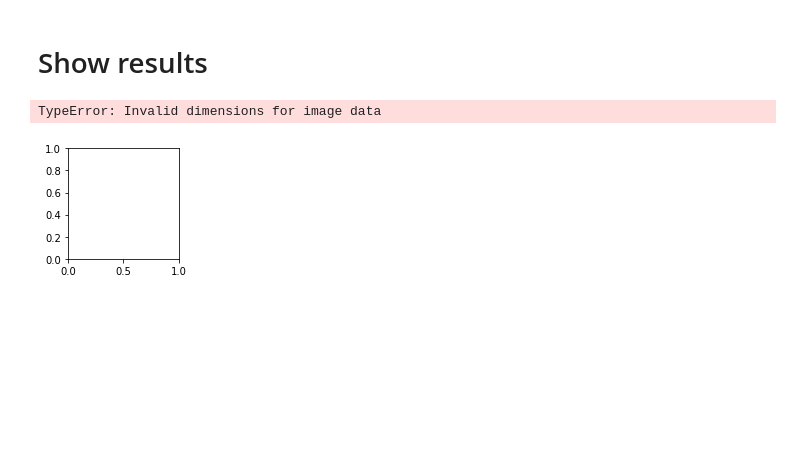
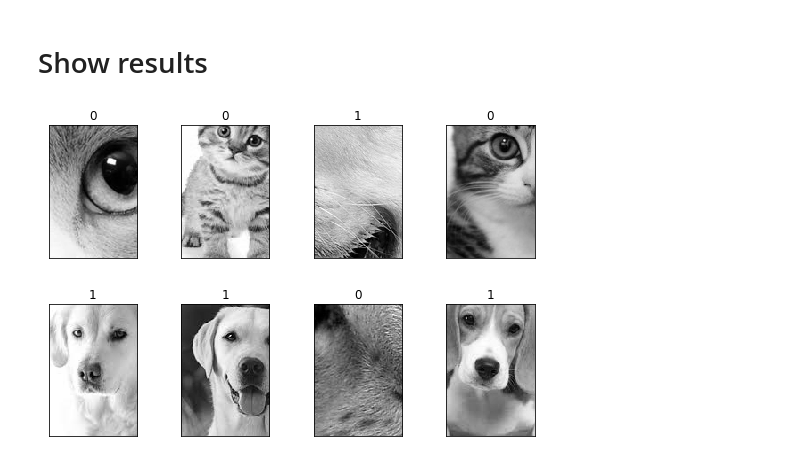
Before and after one commit to treilly94/ml_face_recognition, a Jupyter notebook: animal_recognition.ipynb, the cells around one changed output. Drawn from its saved outputs; the diff is of its cells as text; code cells hidden in the pictures; blank space fills up the shorter version.

Commit message:
Added height and width vars and fixed the plotting function

```diff
--- a/animal_recognition.ipynb
+++ b/animal_recognition.ipynb
@@ -39,13 +39,14 @@ for fn in os.listdir("./animals/"):
                 half_the_height + 75
             )
         )
-        im = list(im.getdata())
+        imd = list(im.getdata())
         # Read images into arrays in data
         # Get first
         if X is None:
-            X = np.array(im)
+            X = np.array(imd)
+            h, w = np.array(im).shape
         else:
-            X = np.vstack((X, im))
+            X = np.vstack((X, imd))
         # Get targets from file name
         fn = fn.partition("-")
         y.append(target_names.index(fn[0]))
@@ -72,7 +73,7 @@ y
 # %% [markdown]
 # Split into train and test sets
 # %%
-X_train, X_test, y_train, y_test = train_test_split(X, y, test_size=0.25, random_state=42)
+X_train, X_test, y_train, y_test = train_test_split(X, y, test_size=0, random_state=42)
 # %%
 X_train.shape
 # %% [output]
@@ -98,15 +99,17 @@ NameError: name 'h' is not defined
 # %% [markdown]
 # Show results
 # %%
-# Convert arrays to images and show
-plt.figure(figsize=(1.8 * 4, 2.4 * len(X)))
-plt.subplots_adjust(bottom=0, left=.01, right=.99, top=.90, hspace=.35)
-for i in range(len(X)):
-    plt.subplot(len(X), 4, i + 1)
-    plt.imshow(X[i])
-    plt.title(target_names[y[i]])
-    plt.xticks(())
-    plt.yticks(())
+def plot_gallery(images, titles, h, w, n_row=2, n_col=4):
+    """Function to plot a gallery of portraits"""
+    plt.figure(figsize=(1.8 * n_col, 2.4 * n_row))
+    plt.subplots_adjust(bottom=0, left=.01, right=.99, top=.90, hspace=.35)
+    for i in range(n_row * n_col):
+        plt.subplot(n_row, n_col, i + 1)
+        plt.imshow(images[i].reshape((h, w)), cmap=plt.cm.gray)
+        plt.title(titles[i], size=12)
+        plt.xticks(())
+        plt.yticks(())
-# %% [output]
-TypeError: Invalid dimensions for image data
-[figure, removed]
+# %%
+plot_gallery(X_train, y_train, h, w)
+# %% [output]
+[figure, added]
```
Also changed, not shown: parts of 1 cell of this notebook.
